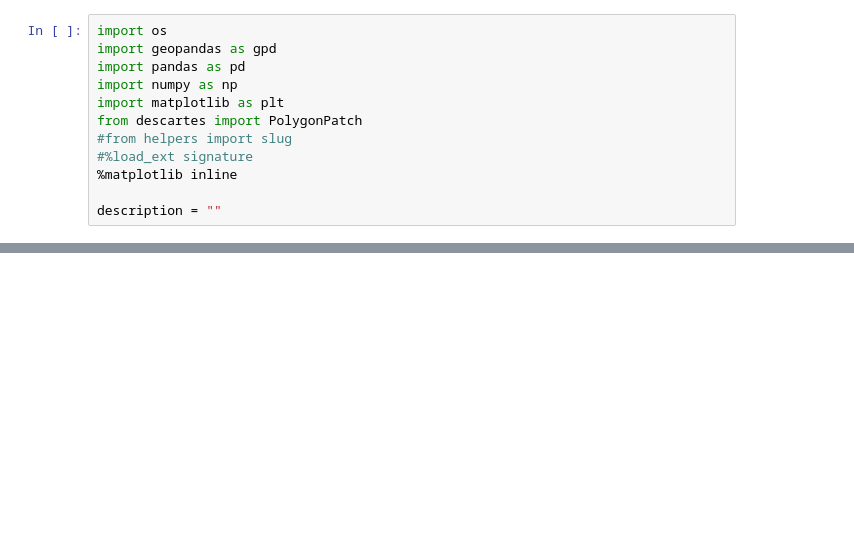
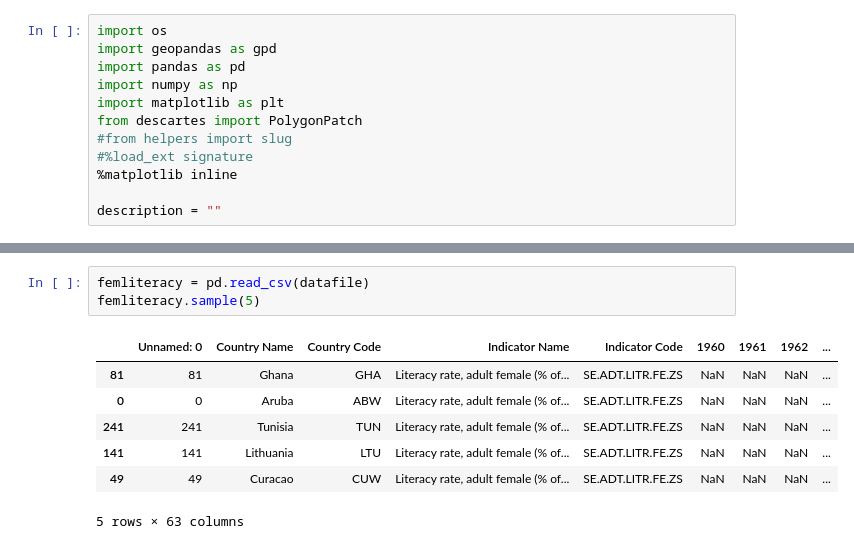
Before and after one commit to Adigine/GWARL_Group_Project, a Jupyter notebook: Untitled.ipynb, the cells around one changed output, grey strips where cells are left out. Cells and saved outputs as stored; diff of their text form; blank space fills up the shorter version.

```diff
--- a/Untitled.ipynb
+++ b/Untitled.ipynb
@@ -29,0 +36,11 @@ CPLE_OpenFailedError: b'Unable to open world_map_shapes.shx or world_map_shapes.
+# %%
+femliteracy = pd.read_csv(datafile)
+femliteracy.sample(5)
+# %% [output]
+|  | Unnamed: 0 | Country Name | Country Code | Indicator Name | Indicator Code | 1960 | 1961 | 1962 | ... |
+| 81 | 81 | Ghana | GHA | Literacy rate, adult female (% of... | SE.ADT.LITR.FE.ZS | NaN | NaN | NaN | ... |
+| 0 | 0 | Aruba | ABW | Literacy rate, adult female (% of... | SE.ADT.LITR.FE.ZS | NaN | NaN | NaN | ... |
+| 241 | 241 | Tunisia | TUN | Literacy rate, adult female (% of... | SE.ADT.LITR.FE.ZS | NaN | NaN | NaN | ... |
+| 141 | 141 | Lithuania | LTU | Literacy rate, adult female (% of... | SE.ADT.LITR.FE.ZS | NaN | NaN | NaN | ... |
+| 49 | 49 | Curacao | CUW | Literacy rate, adult female (% of... | SE.ADT.LITR.FE.ZS | NaN | NaN | NaN | ... |
+5 rows × 63 columns
```
Also changed, not shown: parts of 5 cells of this notebook, 10 other files.
